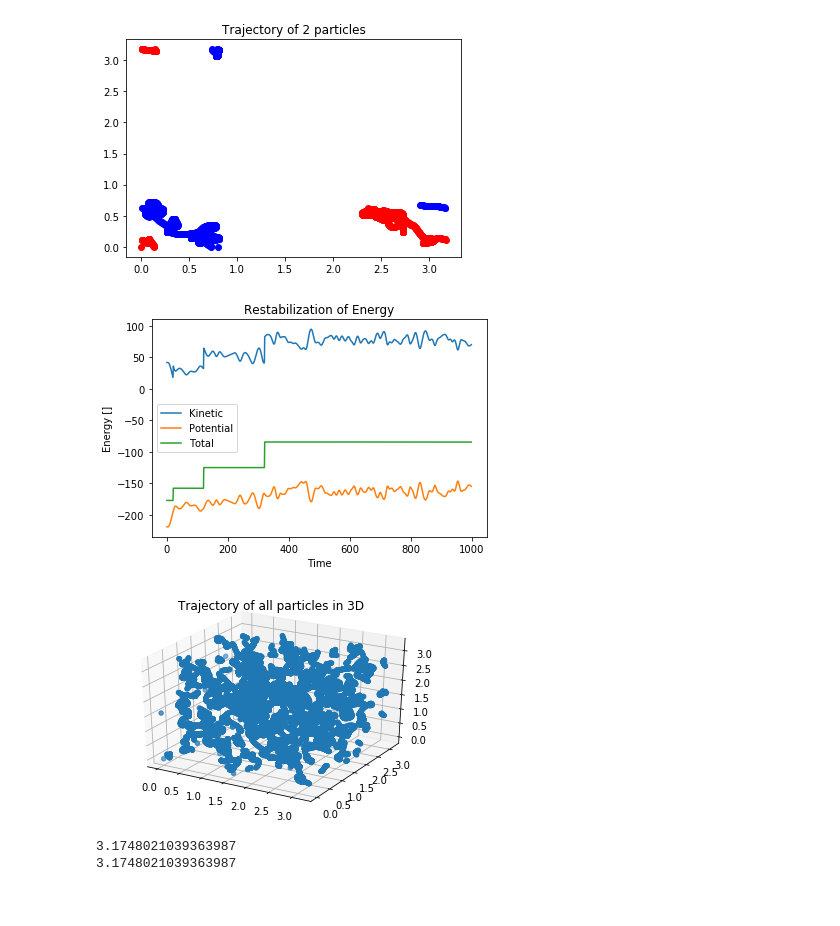
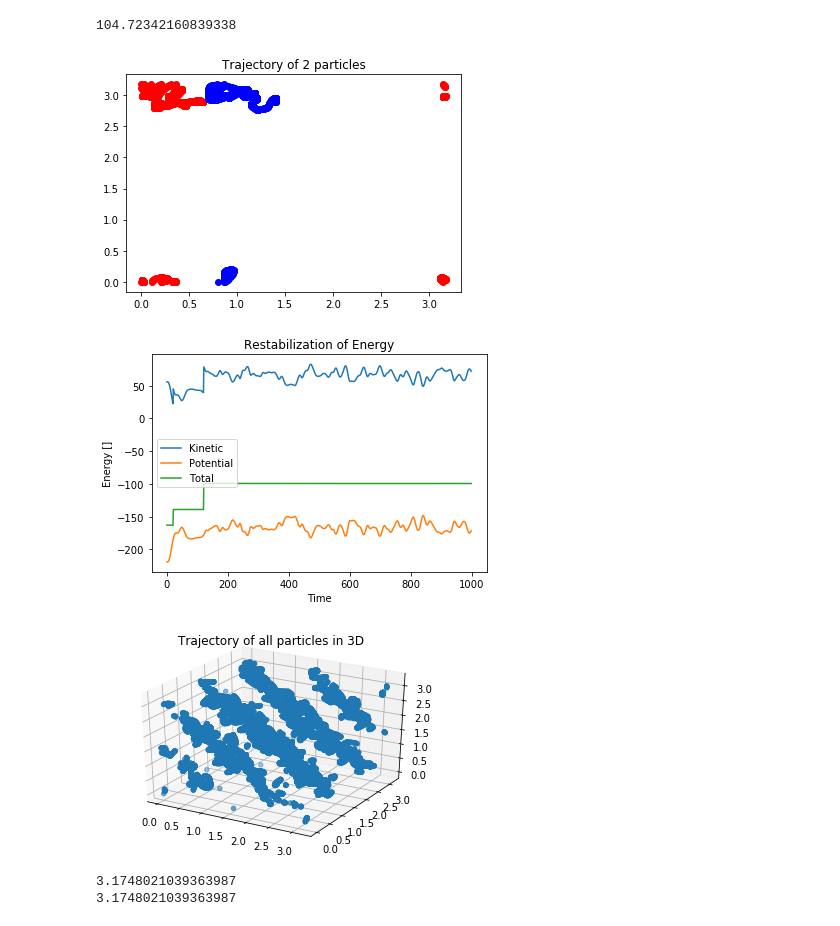
Before and after one commit to ab4marif/Molecular-dynamics-simulation-of-Argon, a Jupyter notebook: MainCode.ipynb, the cells around one changed output. Saved outputs shown, nothing was run; the diff lists cells and outputs as text; code cells hidden in the pictures.

Commit message:
Added Specific Heat

```diff
--- a/MainCode.ipynb
+++ b/MainCode.ipynb
@@ -100,6 +100,7 @@ kineticE[0] = kineticEnergy(v)
 potentialE[0] = potentialEnergy(r[:,:,0])
 
 
+
 checkTime = np.arange(20,Timesteps, 100)
 
 for i in range(1,Timesteps):
@@ -124,38 +125,45 @@ for i in range(1,Timesteps):
     else:
         v = v + 0.5*dt*(calculateForce(r[:,:,i])+ calculateForce(r[:,:,i-1]))
 
+# Calculating Specific Heat
+average = 1/Timesteps*np.sum(kineticE)
+var = 1/Timesteps*np.sum(kineticE**2) - average**2
+A = var/average**2
 
+cv = (A- 2/(3*N))**(-1)
+print(cv)
 
 ################################################################################################
 ################################# Plots #########################################################
 plt.plot(r[0,0,:], r[0,1,:], 'ro')
 plt.plot(r[2,0,:], r[2,1,:], 'bo')
 plt.title("Trajectory of 2 particles")
 
 
 
 plt.figure()
 plt.plot(np.arange(Timesteps), kineticE, label = "Kinetic" )
 plt.plot(np.arange(Timesteps), potentialE, label = "Potential")
 plt.plot(np.arange(Timesteps), potentialE + kineticE, label =  "Total")
 
 plt.ylabel("Energy []")
 plt.xlabel("Time")
 plt.title("Restabilization of Energy")
 plt.legend()
 plt.savefig("Restabilization.png")
 
 
 fig = plt.figure()
 ax = fig.add_subplot(111, projection='3d')
 
 ax.scatter(r[:,0,:], r[:,1,:], r[:,2,:], zdir='z')
 plt.title("Trajectory of all particles in 3D")
 plt.savefig('Trajectory_of_all_particles in 3D.png')
 # %% [output]
+104.72342160839338
-[figure, old version]
+[figure, new version]
-[figure, old version]
+[figure, new version]
-[figure, old version]
+[figure, new version]
 # %%
 print(L)
 
```
